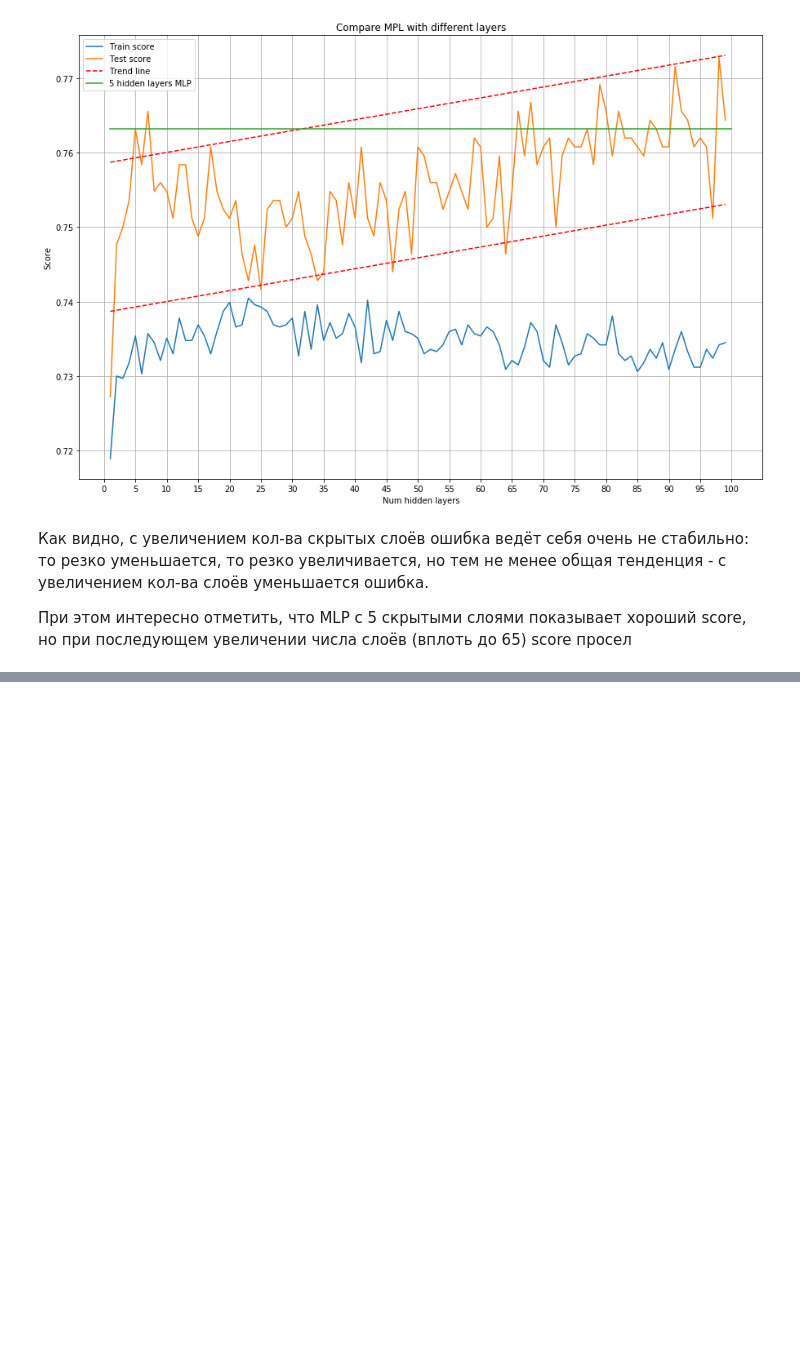
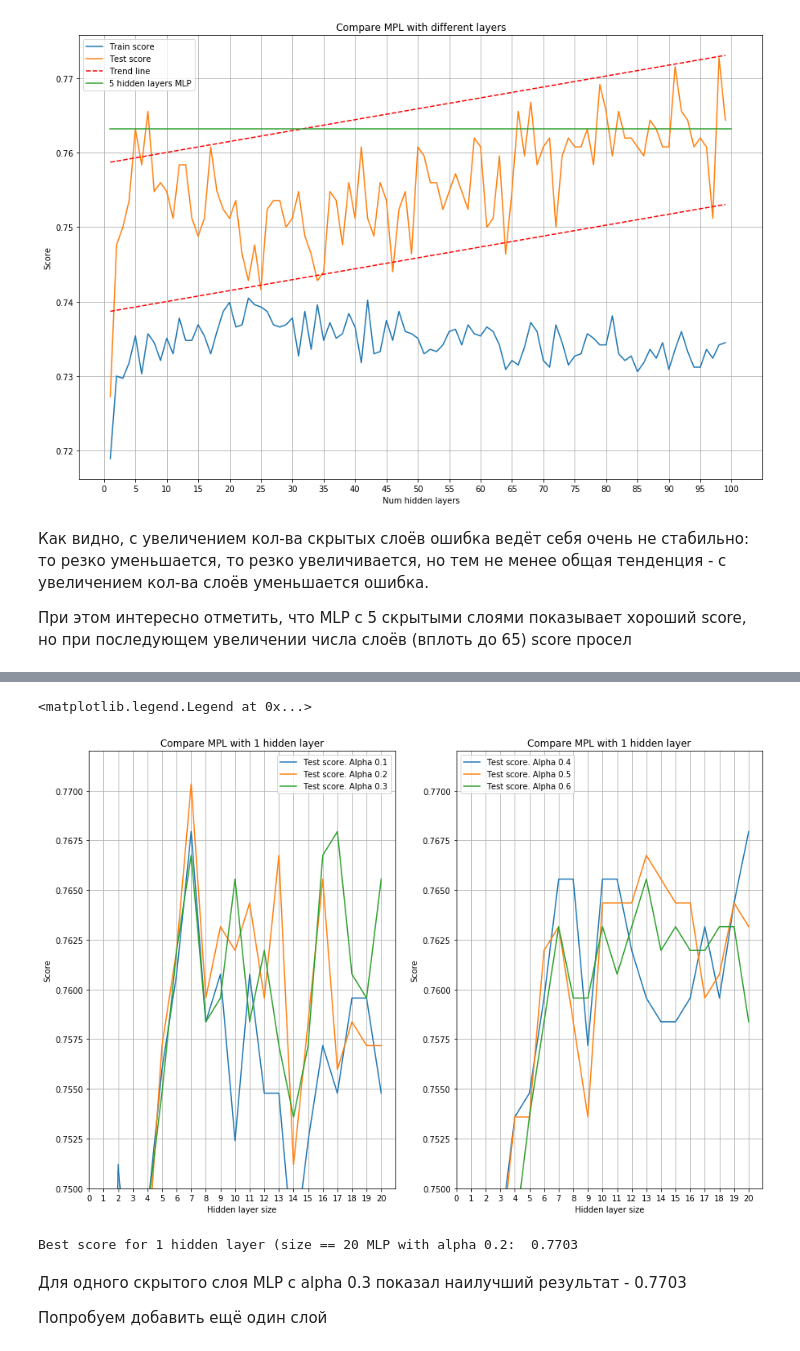
Before and after one commit to xLoSyAsHx/IAD19_ML, a Jupyter notebook: ML_Zolotykh/Task1_and_2_DataAnalyzing.ipynb, the cells around one changed output, grey strips where cells are left out. Saved outputs shown, nothing was run; the diff lists cells and outputs as text; code cells hidden in the pictures; blank space fills up the shorter version.

```diff
--- a/ML_Zolotykh/Task1_and_2_DataAnalyzing.ipynb
+++ b/ML_Zolotykh/Task1_and_2_DataAnalyzing.ipynb
@@ -841,0 +900,55 @@ plt.grid(True)
+# %%
+layer_size_lim = 21
+
+ALPHA_RESULTS = {}
+
+test_scores =[]
+train_scores =[]
+alpha = 0.00001
+for alpha in range(1, 7, 1):
+    alpha /= 10
+    for i in tqdm(range(1, layer_size_lim)):
+        mlp_model = MLPClassifier(alpha=alpha, hidden_layer_sizes = (i,), solver = 'lbfgs',
+                                  activation = 'logistic', random_state = 42)
+        mlp_model.fit(X_train, y_train)
+        train_scores.append(mlp_model.score(X_train, y_train))
+        test_scores.append(mlp_model.score(X_test, y_test))
+
+    ALPHA_RESULTS[alpha] = {
+        'x': range(1, layer_size_lim),
+        'y': test_scores,
+        'layer_sizes': i,
+    }
+
+    alpha *= 10
+    test_scores  =[]
+    train_scores =[]
+
+
+
+
+x = np.arange(0, layer_size_lim)
+
+fig, axs = plt.subplots(1, 2, figsize=(15,10))
+i = 0
+for alpha in ALPHA_RESULTS:
+    a_map = ALPHA_RESULTS[alpha]
+    if i < 3:
+        axs[0].plot(a_map['x'], a_map['y'], label = 'Test score. Alpha ' + str(alpha))
+    else:
+        axs[1].plot(a_map['x'], a_map['y'], label = 'Test score. Alpha ' + str(alpha))
+    i += 1
+
+
+
+for i in range(2):
+    axs[i].set_ylim(ymin=0.75, ymax=0.772)
+    axs[i].set_ylabel('Score')
+    axs[i].set_xlabel('Hidden layer size')
+    axs[i].set_title('Compare MPL with 1 hidden layer')
+    axs[i].set_xticks(x)
+    axs[i].legend(loc='best')
+    axs[i].grid(True)
+
+axs[1].legend(loc='upper left')
+# %% [output]
@@ -841,0 +961,11 @@ plt.grid(True)
+<matplotlib.legend.Legend at 0x...>
+[figure, added]
+# %%
+
+print('Best score for 1 hidden layer (size == ' + str(ALPHA_RESULTS[0.2]['layer_sizes']) + ' MLP with alpha 0.2: ', round(np.max(ALPHA_RESULTS[0.2]['y']), 4))
+# %% [output]
+Best score for 1 hidden layer (size == 20 MLP with alpha 0.2:  0.7703
+# %% [markdown]
+Для одного скрытого слоя MLP с alpha 0.3 показал наилучший результат - 0.7703
+
+Попробуем добавить ещё один слой
```
Also changed, not shown: parts of 8 cells of this notebook.
